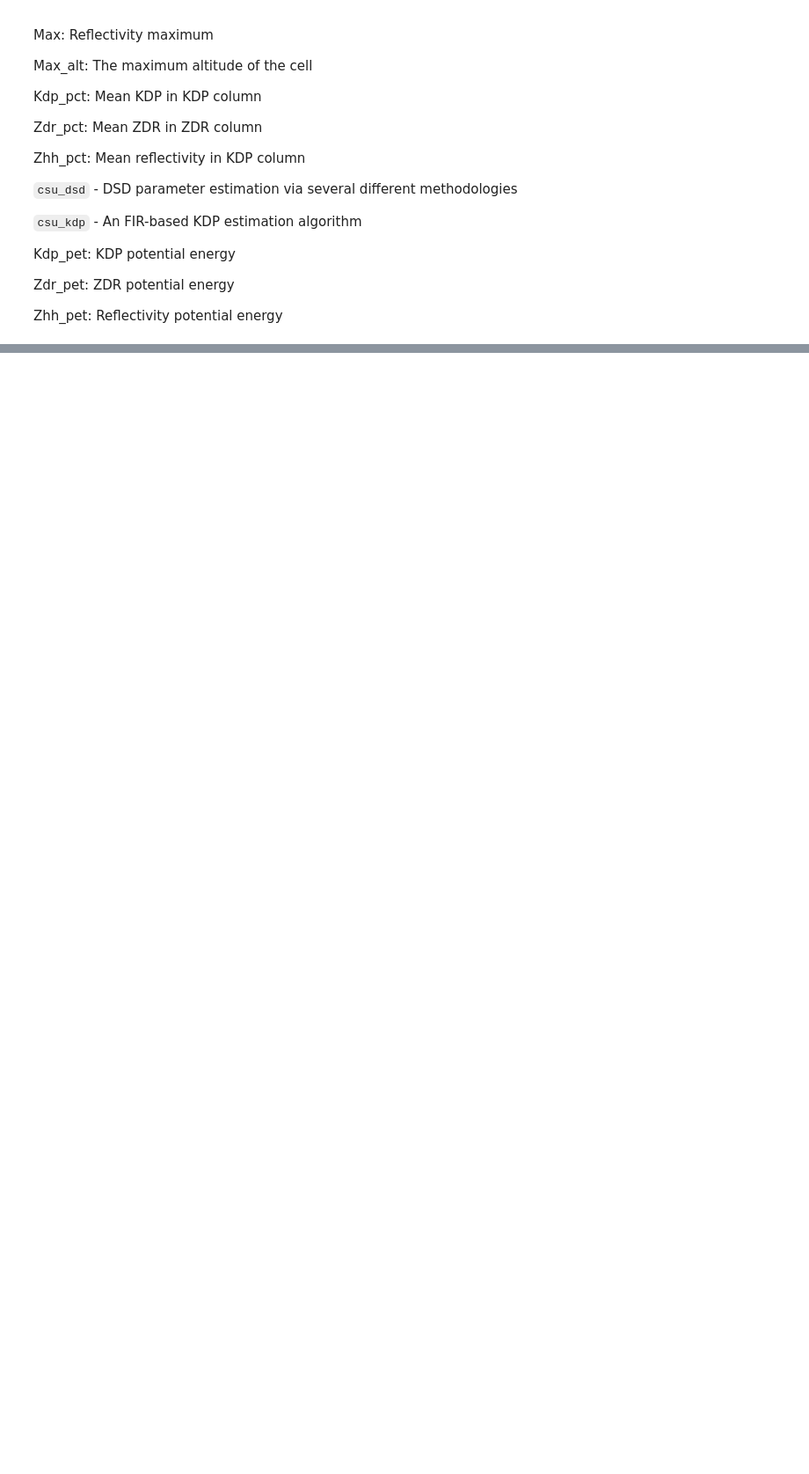
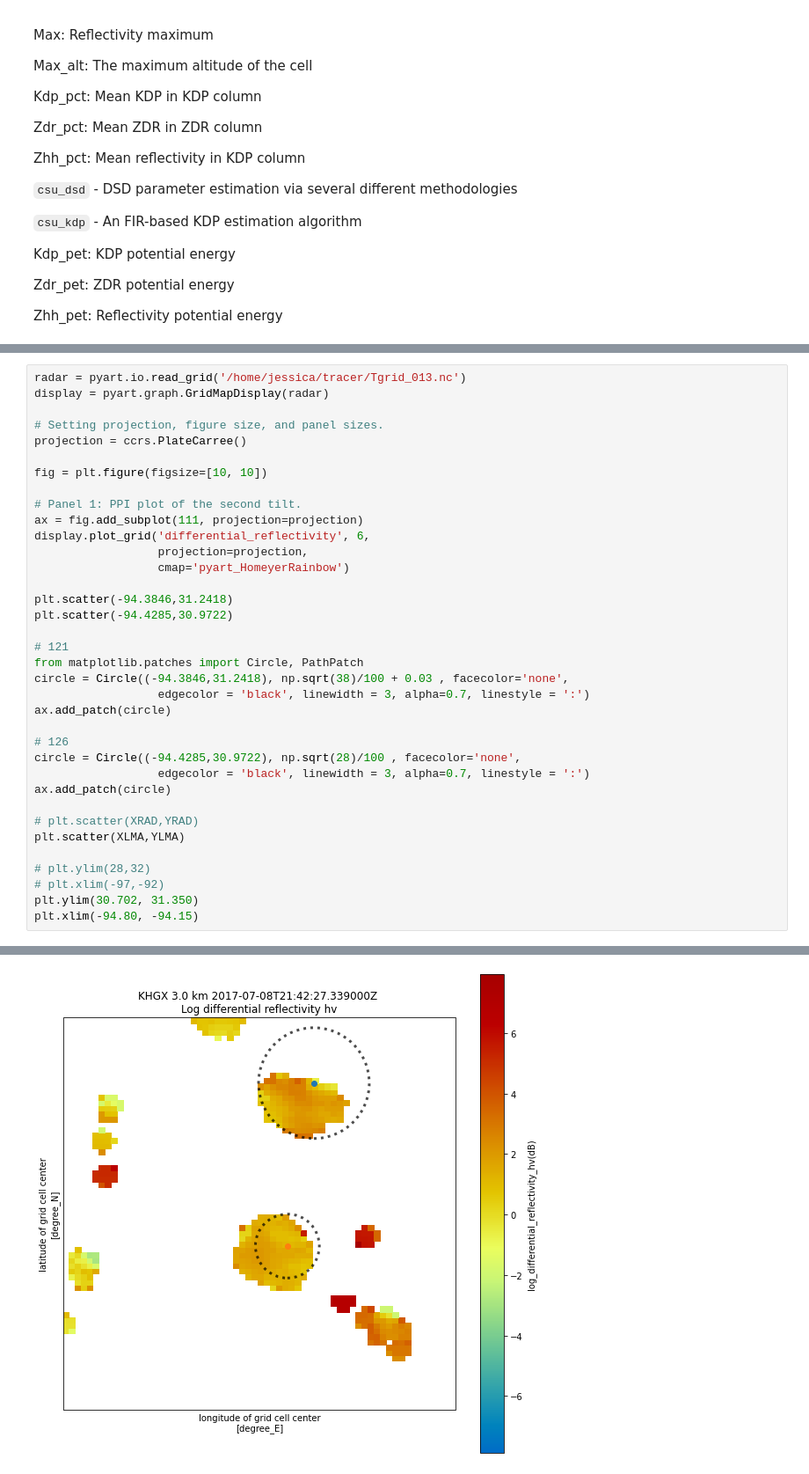
Before and after one commit to jcssouza/tracer, a Jupyter notebook: track_test.ipynb, the cells around one changed output, grey strips where cells are left out. Shown at 88% size. Drawn from its saved outputs; the diff is of its cells as text; blank space fills up the shorter version.

```diff
--- a/track_test.ipynb
+++ b/track_test.ipynb
@@ -294,0 +210,37 @@ grid1 = pyart.map.grid_from_radars(radar_list1,
+# %%
+radar = pyart.io.read_grid('/home/jessica/tracer/Tgrid_013.nc')
+display = pyart.graph.GridMapDisplay(radar)
+
+# Setting projection, figure size, and panel sizes.
+projection = ccrs.PlateCarree()
+
+fig = plt.figure(figsize=[10, 10])
+
+# Panel 1: PPI plot of the second tilt.
+ax = fig.add_subplot(111, projection=projection)
+display.plot_grid('differential_reflectivity', 6,
+                  projection=projection,
+                  cmap='pyart_HomeyerRainbow')
+
+plt.scatter(-94.3846,31.2418)
+plt.scatter(-94.4285,30.9722)
+
+# 121
+from matplotlib.patches import Circle, PathPatch
+circle = Circle((-94.3846,31.2418), np.sqrt(38)/100 + 0.03 , facecolor='none',
+                  edgecolor = 'black', linewidth = 3, alpha=0.7, linestyle = ':')
+ax.add_patch(circle)
+
+# 126
+circle = Circle((-94.4285,30.9722), np.sqrt(28)/100 , facecolor='none',
+                  edgecolor = 'black', linewidth = 3, alpha=0.7, linestyle = ':')
+ax.add_patch(circle)
+
+# plt.scatter(XRAD,YRAD)
+plt.scatter(XLMA,YLMA)
+
+# plt.ylim(28,32)
+# plt.xlim(-97,-92)
+plt.ylim(30.702, 31.350)
+plt.xlim(-94.80, -94.15)
+# %% [output]
@@ -294,0 +248 @@ grid1 = pyart.map.grid_from_radars(radar_list1,
+[figure, added]
```
Also changed, not shown: parts of 33 cells of this notebook, 2 other files.
